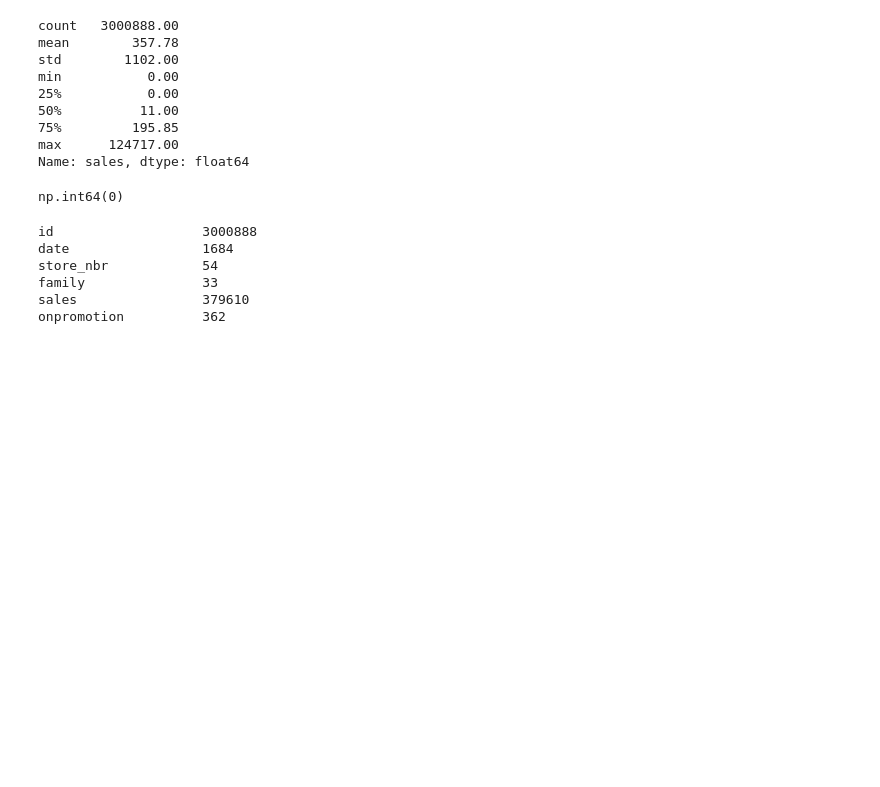
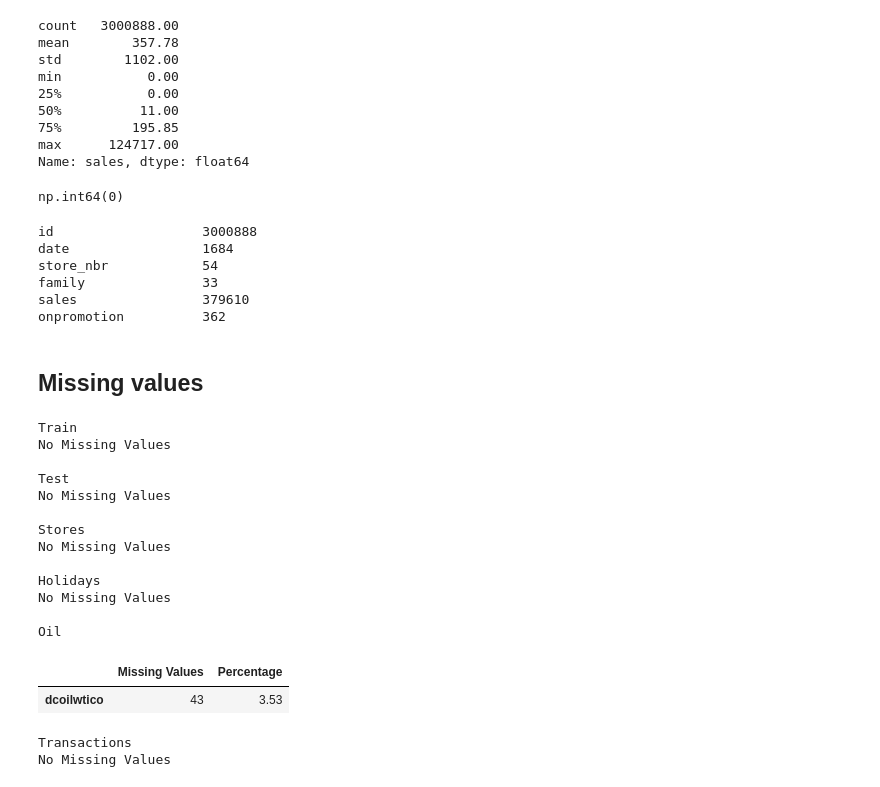
Before and after one commit to Husnain5Khalid/DemandIQ-Smart-demand-forecasting-, a Jupyter notebook: notebooks/01-DataExploration.ipynb, the cells around one changed output. Drawn from its saved outputs; the diff is of its cells as text; code cells hidden in the pictures; blank space fills up the shorter version.

Commit message:
Data Identifier

```diff
--- a/notebooks/01-DataExploration.ipynb
+++ b/notebooks/01-DataExploration.ipynb
@@ -332,3 +332,54 @@ store_nbr            54
 family               33
 sales                379610
 onpromotion          362
+# %% [markdown]
+## Missing values
+# %%
+def missing_values(df, dataset_name):
+
+    missing = df.isnull().sum()
+    missing = missing[missing > 0]
+
+    missing_df = pd.DataFrame({
+        "Missing Values": missing,
+        "Percentage": (missing / len(df)) * 100
+    })
+
+    missing_df["Percentage"] = (
+        missing_df["Percentage"]
+        .round(2)
+    )
+
+    print(f"\n{dataset_name}")
+
+    if missing_df.empty:
+        print("No Missing Values")
+
+    else:
+        display(
+            missing_df.sort_values(
+                by="Percentage",
+                ascending=False
+            )
+        )
+# %%
+for name, df in datasets.items():
+    missing_values(df, name)
+# %% [output]
+Train
+No Missing Values
+
+Test
+No Missing Values
+
+Stores
+No Missing Values
+
+Holidays
+No Missing Values
+
+Oil
+|  | Missing Values | Percentage |
+| dcoilwtico | 43 | 3.53 |
+Transactions
+No Missing Values
```
Also changed, not shown: parts of 8 cells of this notebook.
